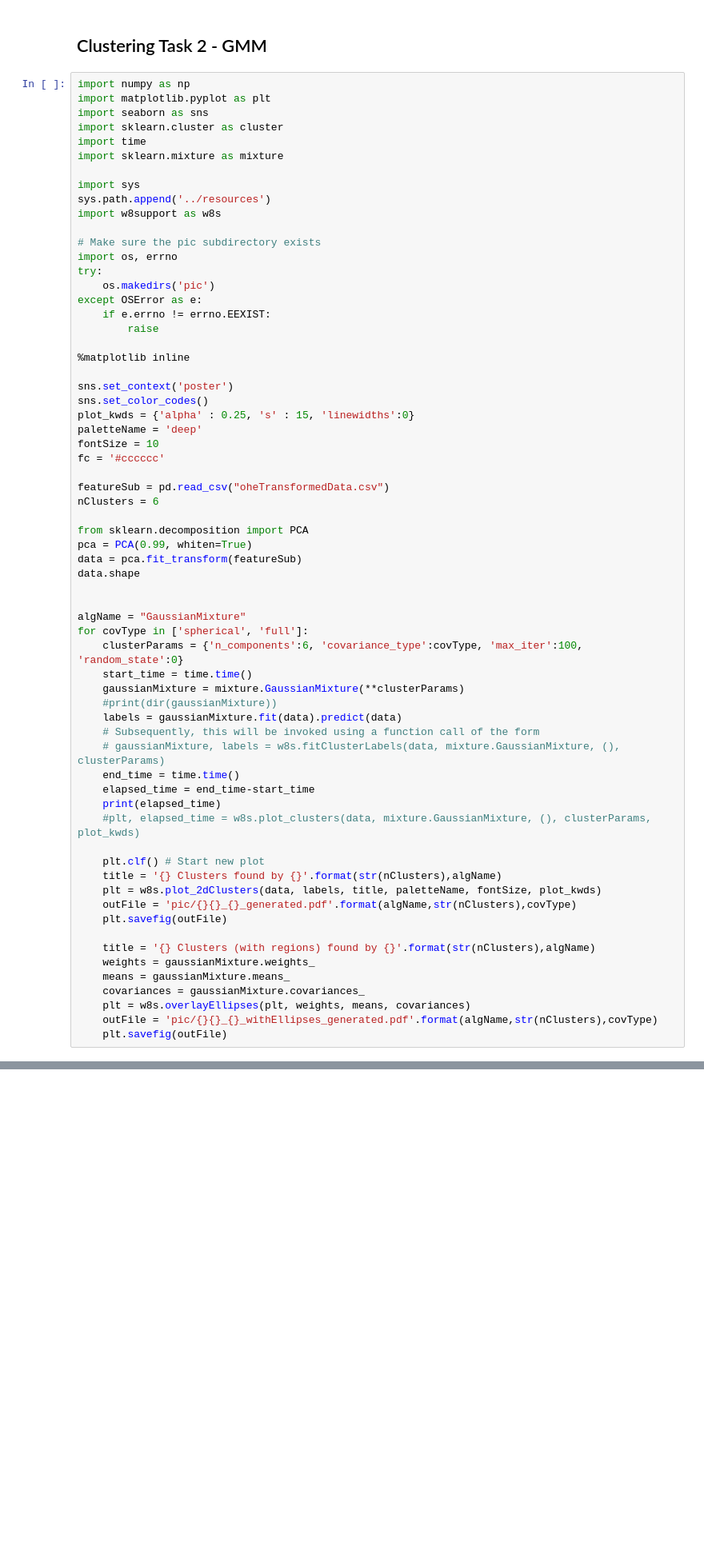
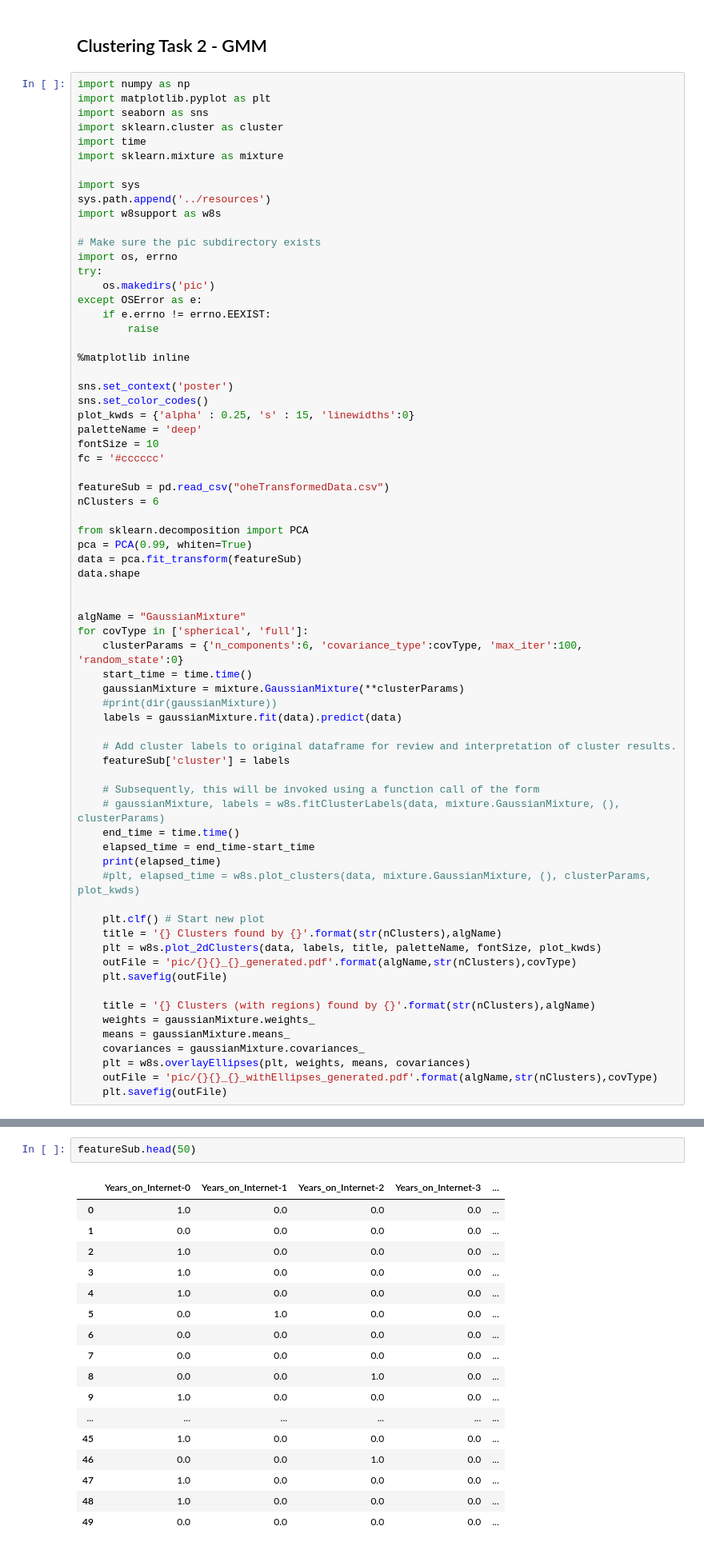
Before and after one commit to annadowling/DataMiningAssignment2, a Jupyter notebook: notebooks/GMM-FeatureSet.ipynb, the cells around one changed output, grey strips where cells are left out. Shown at 80% size. Saved outputs shown, nothing was run; the diff lists cells and outputs as text; blank space fills up the shorter version.

```diff
--- a/notebooks/GMM-FeatureSet.ipynb
+++ b/notebooks/GMM-FeatureSet.ipynb
@@ -49,6 +49,10 @@ for covType in ['spherical', 'full']:
     gaussianMixture = mixture.GaussianMixture(**clusterParams)
     #print(dir(gaussianMixture))
     labels = gaussianMixture.fit(data).predict(data)
+
+    # Add cluster labels to original dataframe for review and interpretation of cluster results.
+    featureSub['cluster'] = labels
+
     # Subsequently, this will be invoked using a function call of the form
     # gaussianMixture, labels = w8s.fitClusterLabels(data, mixture.GaussianMixture, (), clusterParams)
     end_time = time.time()
@@ -75 +79,21 @@ for covType in ['spherical', 'full']:
 [figure]
+# %%
+featureSub.head(50)
+# %% [output]
+|  | Years_on_Internet-0 | Years_on_Internet-1 | Years_on_Internet-2 | Years_on_Internet-3 | ... |
+| 0 | 1.0 | 0.0 | 0.0 | 0.0 | ... |
+| 1 | 0.0 | 0.0 | 0.0 | 0.0 | ... |
+| 2 | 1.0 | 0.0 | 0.0 | 0.0 | ... |
+| 3 | 1.0 | 0.0 | 0.0 | 0.0 | ... |
+| 4 | 1.0 | 0.0 | 0.0 | 0.0 | ... |
+| 5 | 0.0 | 1.0 | 0.0 | 0.0 | ... |
+| 6 | 0.0 | 0.0 | 0.0 | 0.0 | ... |
+| 7 | 0.0 | 0.0 | 0.0 | 0.0 | ... |
+| 8 | 0.0 | 0.0 | 1.0 | 0.0 | ... |
+| 9 | 1.0 | 0.0 | 0.0 | 0.0 | ... |
+| ... | ... | ... | ... | ... | ... |
+| 45 | 1.0 | 0.0 | 0.0 | 0.0 | ... |
+| 46 | 0.0 | 0.0 | 1.0 | 0.0 | ... |
+| 47 | 1.0 | 0.0 | 0.0 | 0.0 | ... |
+| 48 | 1.0 | 0.0 | 0.0 | 0.0 | ... |
+| 49 | 0.0 | 0.0 | 0.0 | 0.0 | ... |
```
Also changed, not shown: parts of 1 cell of this notebook, 19 other files.
